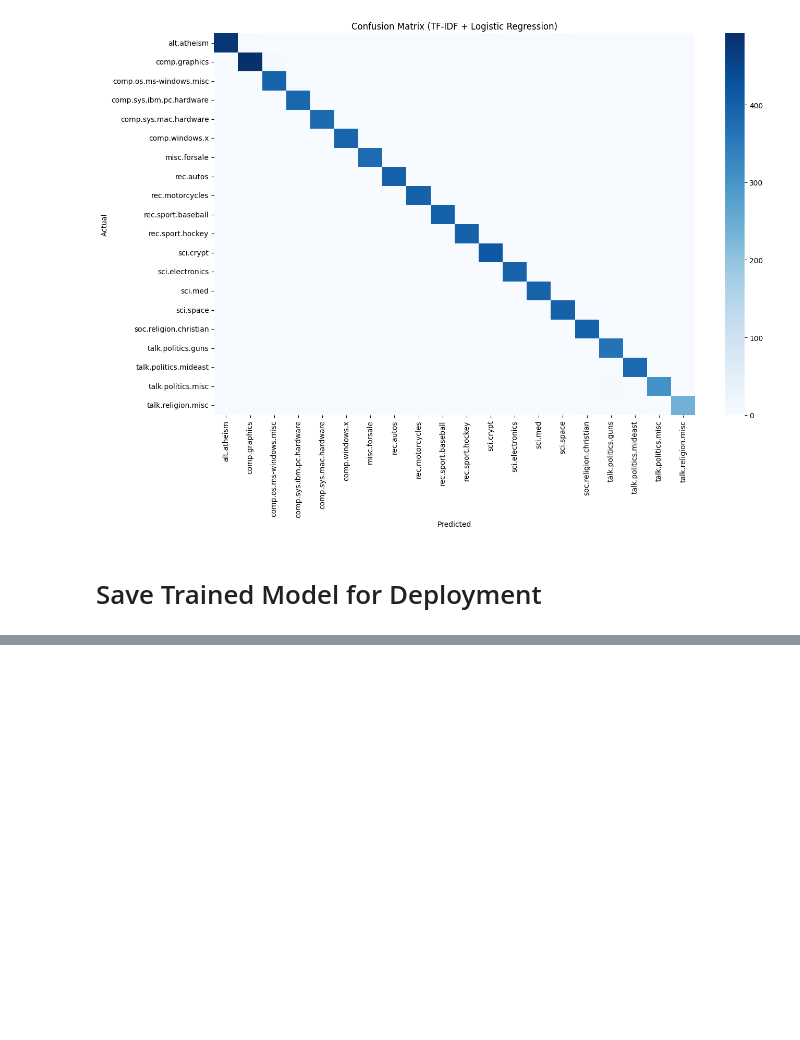
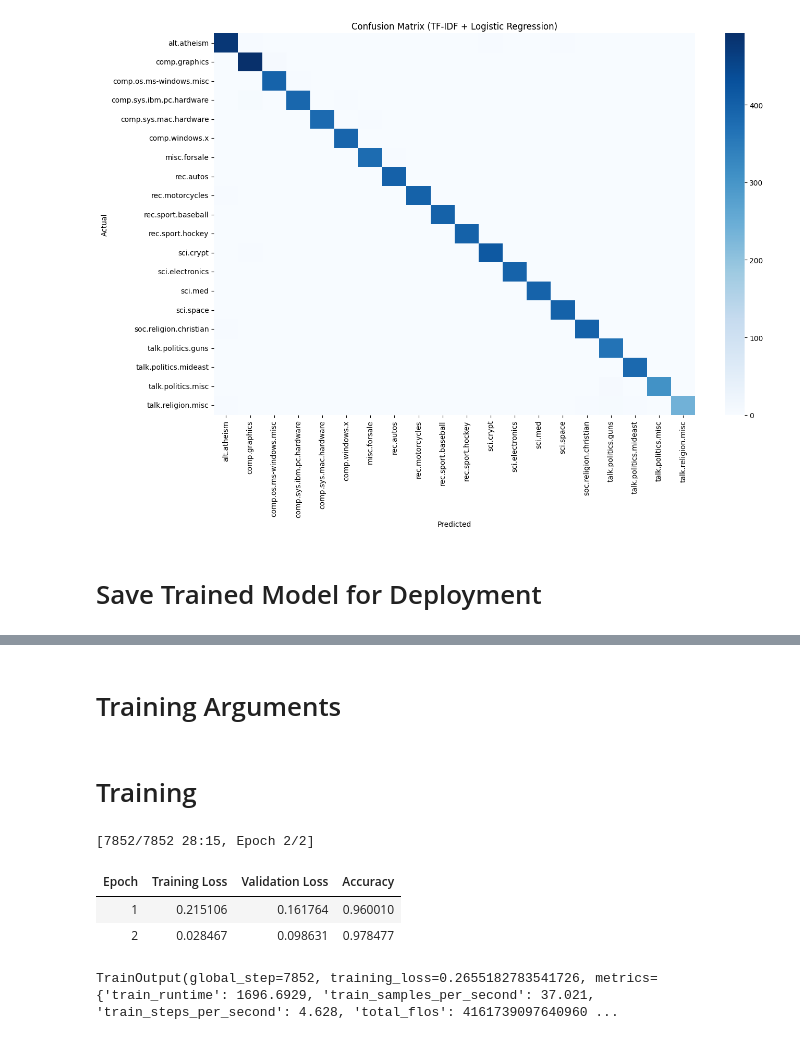
Before and after one commit to sxfrul/project_NLP, a Jupyter notebook: Checkpoint1.ipynb, the cells around one changed output, grey strips where cells are left out. Drawn from its saved outputs; the diff is of its cells as text; code cells hidden in the pictures; blank space fills up the shorter version.

```diff
--- a/Checkpoint1.ipynb
+++ b/Checkpoint1.ipynb
@@ -359,0 +339,8 @@ Predicted Category: sci.electronics
+# %%
+train_ds = Dataset.from_pandas(
+    train_df[["text", "labels"]]
+)
+
+test_ds = Dataset.from_pandas(
+    test_df[["text", "labels"]]
+)
@@ -359,0 +375,5 @@ Predicted Category: sci.electronics
+# %%
+model = AutoModelForSequenceClassification.from_pretrained(
+    "distilbert-base-uncased",
+    num_labels=len(label_names)
+)
@@ -359,0 +397,2 @@ Predicted Category: sci.electronics
+# %% [markdown]
+# Training Arguments
@@ -359,0 +418,36 @@ Predicted Category: sci.electronics
+# %% [markdown]
+# Training
+# %%
+accuracy = evaluate.load("accuracy")
+
+def compute_metrics(eval_pred):
+
+    logits, labels = eval_pred
+
+    predictions = np.argmax(logits, axis=1)
+
+    return accuracy.compute(
+        predictions=predictions,
+        references=labels
+    )
+
+trainer = Trainer(
+
+    model=model,
+
+    args=training_args,
+
+    train_dataset=train_ds,
+
+    eval_dataset=test_ds,
+
+    compute_metrics=compute_metrics
+)
+# %%
+trainer.train()
+# %% [output]
+[7852/7852 28:15, Epoch 2/2]
+| Epoch | Training Loss | Validation Loss | Accuracy |
+| 1 | 0.215106 | 0.161764 | 0.960010 |
+| 2 | 0.028467 | 0.098631 | 0.978477 |
+TrainOutput(global_step=7852, training_loss=0.2655182783541726, metrics={'train_runtime': 1696.6929, 'train_samples_per_second': 37.021, 'train_steps_per_second': 4.628, 'total_flos': 4161739097640960 ...
```
Also changed, not shown: parts of 29 cells of this notebook.
